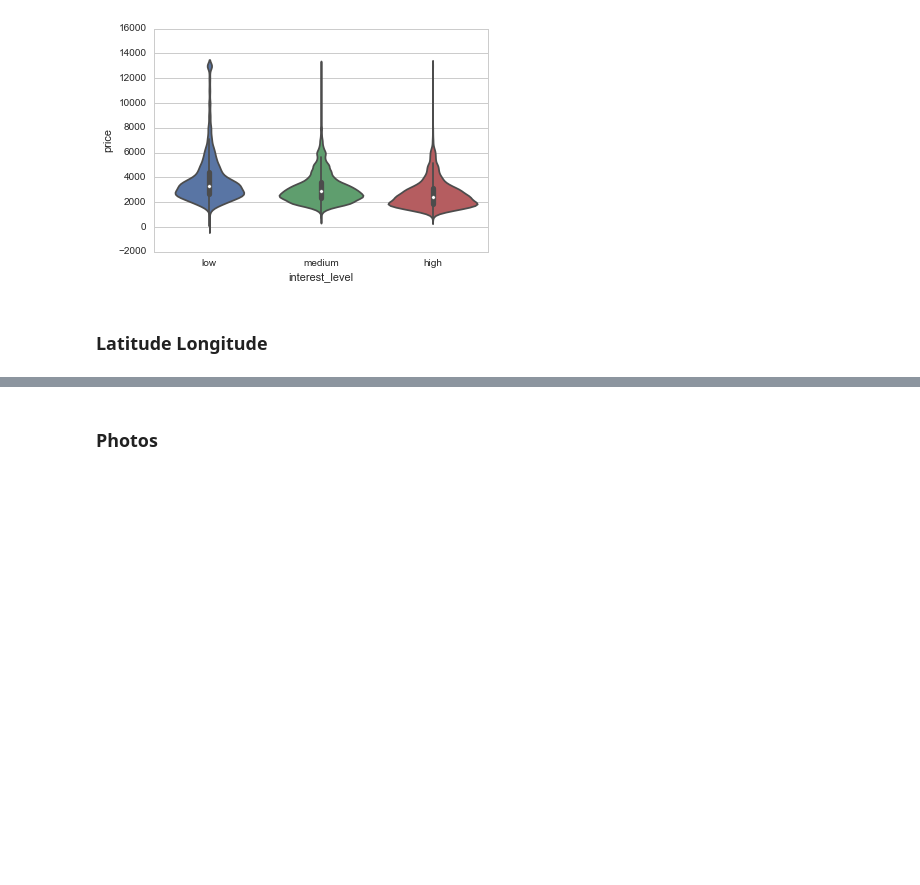
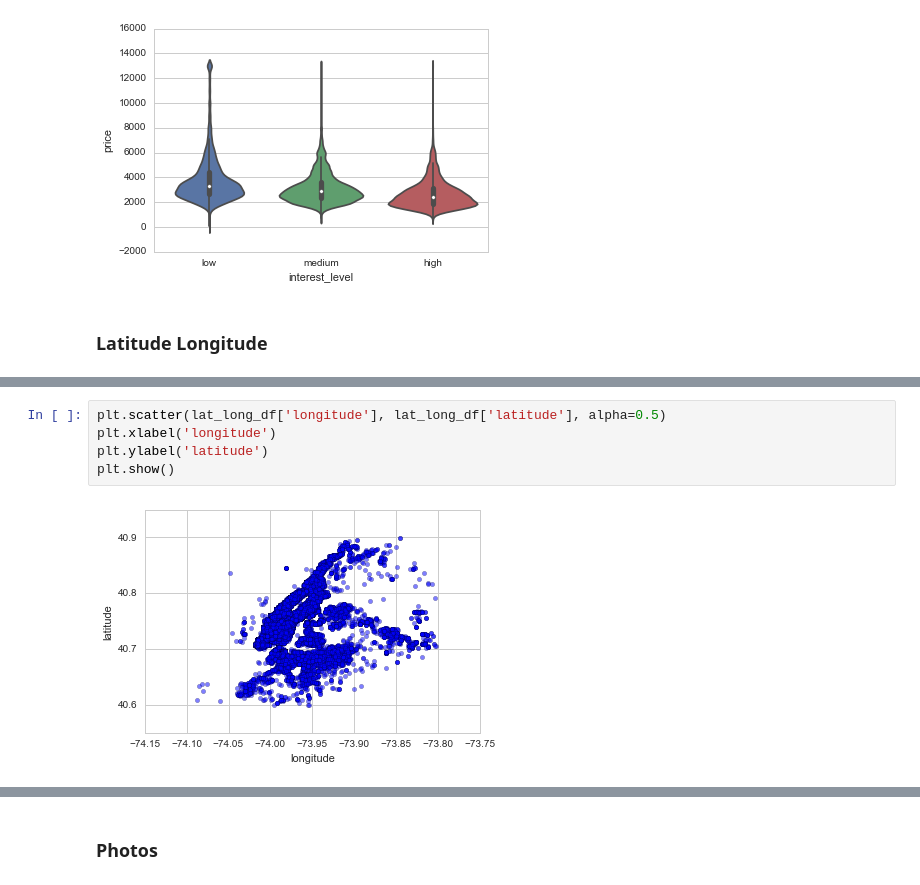
Before and after one commit to LilyElizabethJohn/Kaggle---Two-Sigma-RentHop, a Jupyter notebook: RentHop - 03222017 - EDA.ipynb, the cells around one changed output, grey strips where cells are left out. Saved outputs shown, nothing was run; the diff lists cells and outputs as text; blank space fills up the shorter version.

```diff
--- a/RentHop - 03222017 - EDA.ipynb
+++ b/RentHop - 03222017 - EDA.ipynb
@@ -343,0 +384,7 @@ print(count_vect.vocabulary_)
+# %%
+plt.scatter(lat_long_df['longitude'], lat_long_df['latitude'], alpha=0.5)
+plt.xlabel('longitude')
+plt.ylabel('latitude')
+plt.show()
+# %% [output]
+[figure, added]
```
Also changed, not shown: parts of 10 cells of this notebook.
